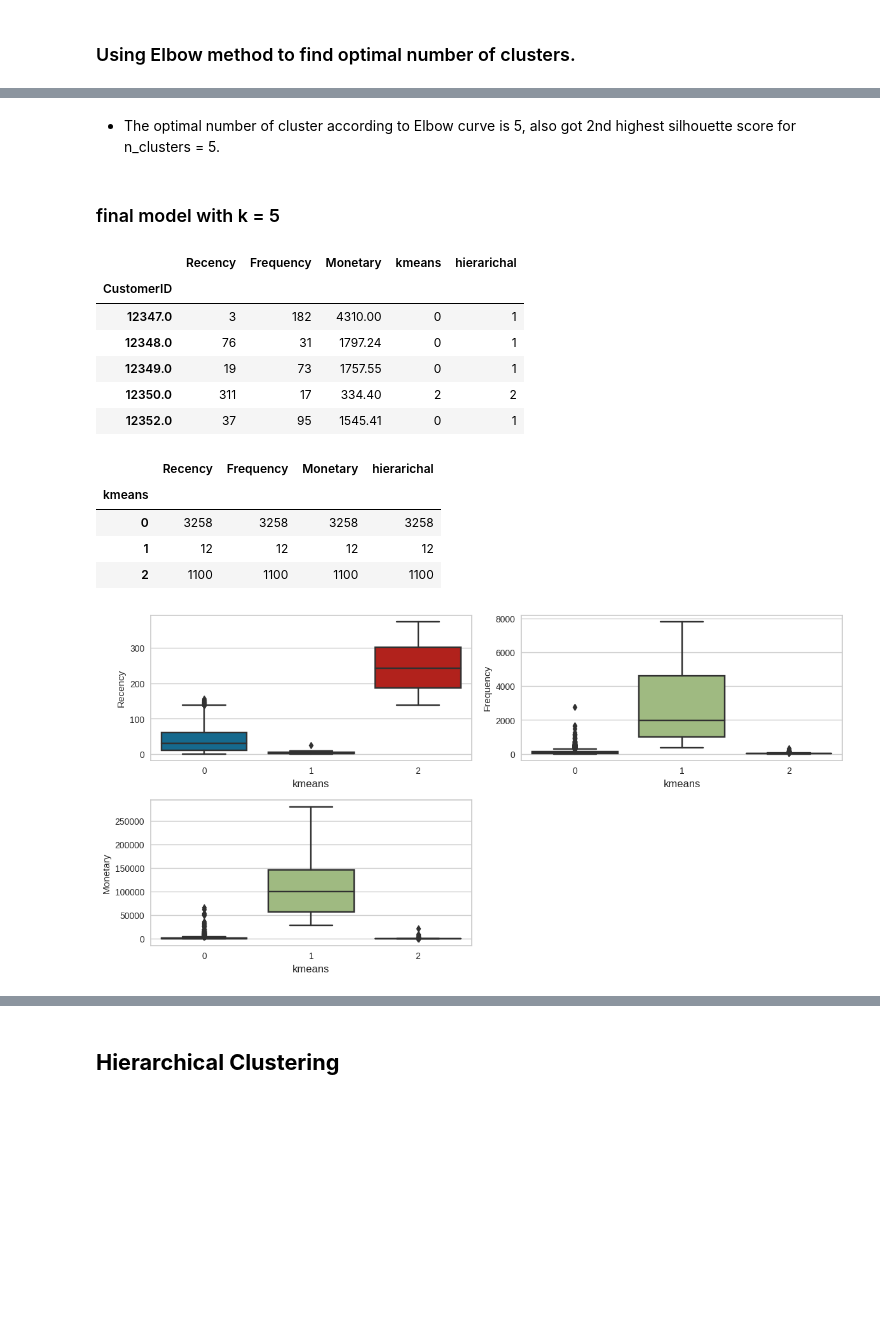
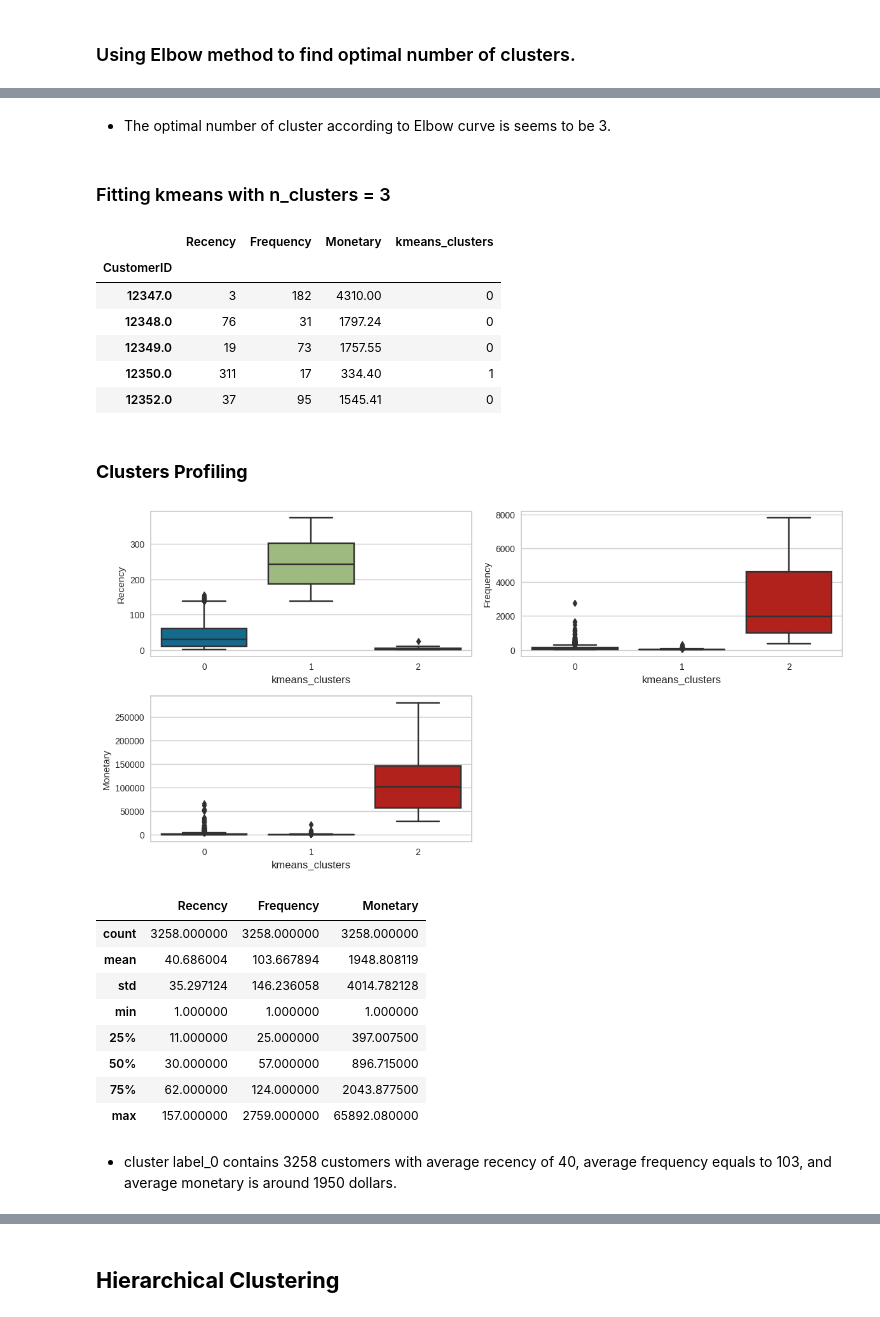
Before and after one commit to kd0176/Online-Retail-Customer-Segmentation, a Jupyter notebook: Online_Retail_Customer_Segmentation.ipynb, the cells around one changed output, grey strips where cells are left out. Saved outputs shown, nothing was run; the diff lists cells and outputs as text; code cells hidden in the pictures; blank space fills up the shorter version.

Commit message:
Cluster profiling and conclusion

```diff
--- a/Online_Retail_Customer_Segmentation.ipynb
+++ b/Online_Retail_Customer_Segmentation.ipynb
@@ -1692,7 +1692,7 @@ for k in range(2,6):
 # %%
 # Instantiate the clustering model and visualizer
 model = KMeans()
-visualizer = KElbowVisualizer(model, k=(1,12))
+visualizer = KElbowVisualizer(model, k=(1,12), locate_elbow = False)
 
 visualizer.fit(X)        # Fit the data to the visualizer
 visualizer.show()        # Finalize and render the figure
@@ -1701,41 +1701,50 @@ visualizer.show()        # Finalize and render the figure
 <Axes: title={'center': 'Distortion Score Elbow for KMeans Clustering'}, xlabel='k', ylabel='distortion score'>
 # %% [markdown]
-* The optimal number of cluster according to Elbow curve is 5, also got 2nd highest silhouette score for n_clusters = 5.
+* The optimal number of cluster according to Elbow curve is seems to be 3.
-# %% [markdown]
-### final model with k = 5
+# %% [markdown]
+### Fitting kmeans with n_clusters = 3
 # %%
-# kmeans clustering with k = 5
+# kmeans clustering with k = 3
 kmeans = KMeans(n_clusters=3)
 kmeans.fit(X)
 
 # assigning cluster labels
-rfm_df['kmeans clusters'] = kmeans.labels_
+rfm_df['kmeans_clusters'] = kmeans.labels_
 rfm_df.head()
 # %% [output]
-|  | Recency | Frequency | Monetary | kmeans | hierarichal |
-| CustomerID |  |  |  |  |  |
-| 12347.0 | 3 | 182 | 4310.00 | 0 | 1 |
-| 12348.0 | 76 | 31 | 1797.24 | 0 | 1 |
-| 12349.0 | 19 | 73 | 1757.55 | 0 | 1 |
-| 12350.0 | 311 | 17 | 334.40 | 2 | 2 |
-| 12352.0 | 37 | 95 | 1545.41 | 0 | 1 |
+|  | Recency | Frequency | Monetary | kmeans_clusters |
+| CustomerID |  |  |  |  |
+| 12347.0 | 3 | 182 | 4310.00 | 0 |
+| 12348.0 | 76 | 31 | 1797.24 | 0 |
+| 12349.0 | 19 | 73 | 1757.55 | 0 |
+| 12350.0 | 311 | 17 | 334.40 | 1 |
+| 12352.0 | 37 | 95 | 1545.41 | 0 |
-# %%
-rfm_df.groupby('kmeans clusters').count()
-# %% [output]
-|  | Recency | Frequency | Monetary | hierarichal |
-| kmeans |  |  |  |  |
-| 0 | 3258 | 3258 | 3258 | 3258 |
-| 1 | 12 | 12 | 12 | 12 |
-| 2 | 1100 | 1100 | 1100 | 1100 |
+# %% [markdown]
+### **Clusters Profiling**
 # %%
 # box plots
 fig = plt.figure(figsize=(12,6))
 c=1
 for i in ['Recency' , 'Frequency', 'Monetary'] :
     plt.subplot(2, 2, c)
     plt.xlabel(i, fontsize = 12)
-    sns.boxplot(x='kmeans clusters', y=i, data=rfm_df)
+    sns.boxplot(x='kmeans_clusters', y=i, data=rfm_df)
     c = c + 1
 plt.tight_layout()
 # %% [output]
-[figure, old version]
+[figure, new version]
+# %%
+# cluster label_0 summary
+rfm_df[rfm_df['kmeans_clusters'] == 0][['Recency', 'Frequency', 'Monetary']].describe()
+# %% [output]
+|  | Recency | Frequency | Monetary |
+| count | 3258.000000 | 3258.000000 | 3258.000000 |
+| mean | 40.686004 | 103.667894 | 1948.808119 |
+| std | 35.297124 | 146.236058 | 4014.782128 |
+| min | 1.000000 | 1.000000 | 1.000000 |
+| 25% | 11.000000 | 25.000000 | 397.007500 |
+| 50% | 30.000000 | 57.000000 | 896.715000 |
+| 75% | 62.000000 | 124.000000 | 2043.877500 |
+| max | 157.000000 | 2759.000000 | 65892.080000 |
+# %% [markdown]
+* cluster label_0 contains 3258 customers with average recency of 40, average frequency equals to 103, and average monetary is around 1950 dollars.
```
Also changed, not shown: parts of 38 cells of this notebook.
